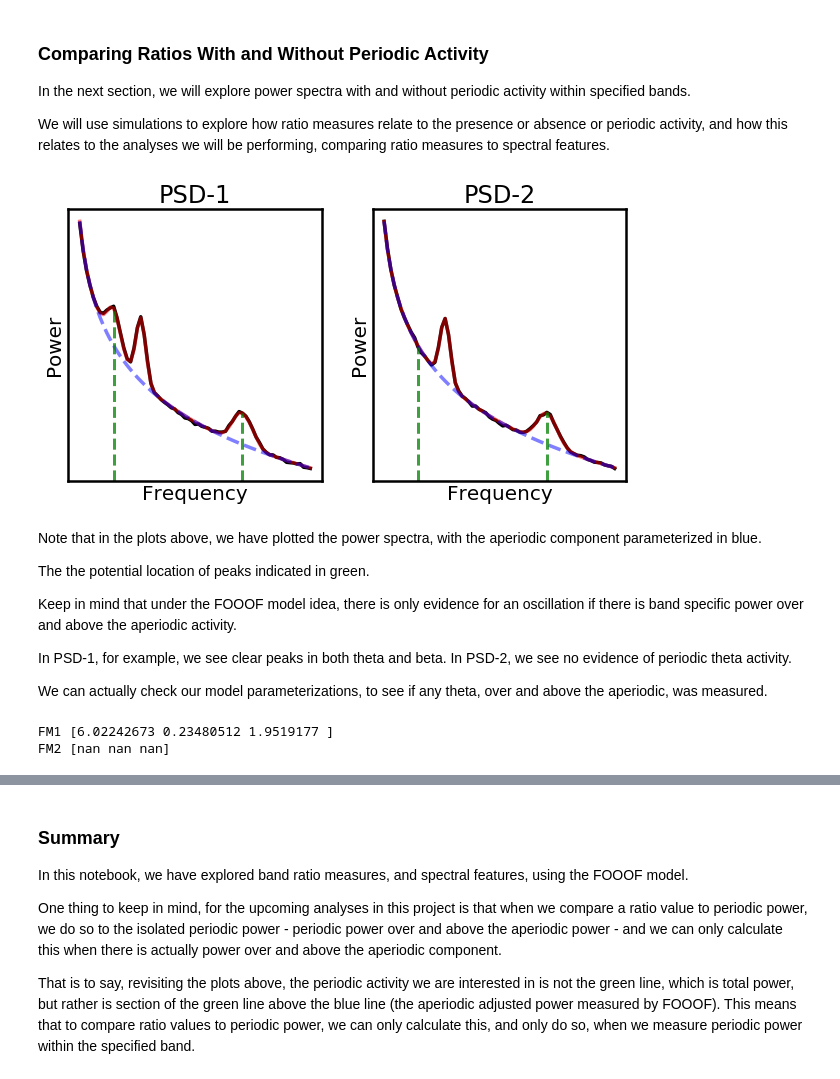
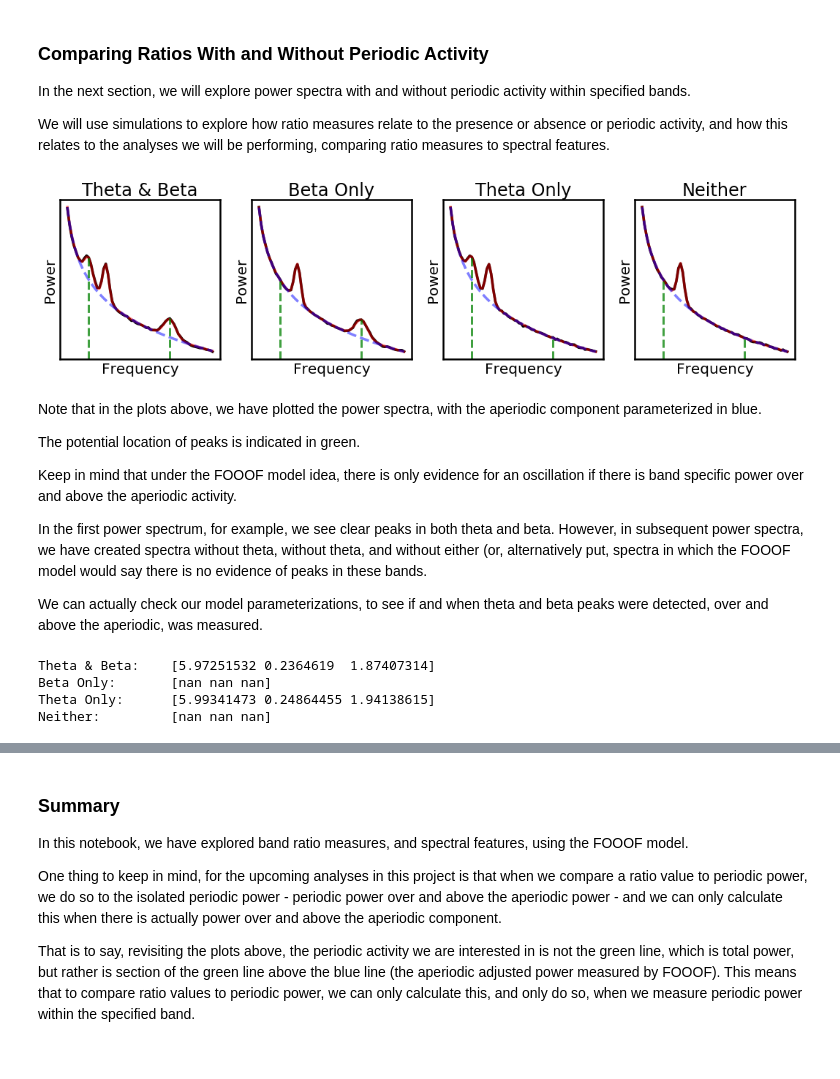
Before and after one commit to voytekresearch/BandRatios, a Jupyter notebook: notebooks/0-Introduction.ipynb, the cells around one changed output, grey strips where cells are left out. Drawn from its saved outputs; the diff is of its cells as text; code cells hidden in the pictures.

Commit message:
Update peak comparison code & figure

```diff
--- a/notebooks/0-Introduction.ipynb
+++ b/notebooks/0-Introduction.ipynb
@@ -29,7 +29,7 @@ from paths import FIGS_PATHS as fp
 from paths import DATA_PATHS as dp
 # %%
 # Settings
-SAVE_FIG = False
+SAVE_FIG = True
 # %% [markdown]
 ## What is a Band Ratio
 
@@ -175,56 +176,65 @@ In the next section, we will explore power spectra with and without periodic act
 
 We will use simulations to explore how ratio measures relate to the presence or absence or periodic activity, and how this relates to the analyses we will be performing, comparing ratio measures to spectral features.
 # %%
-# Generate simulated power spectrum, with and without a theta oscillation
+# Generate simulated power spectrum, with and without a theta & beta oscillations
+fs, ps0 = gen_power_spectrum(freq_range, ap_def,
+                             [theta_def, alpha_def, beta_def])
 fs, ps1 = gen_power_spectrum(freq_range, ap_def,
-                             [theta_def, alpha_def, beta_def])
+                             [alpha_def, beta_def])
 fs, ps2 = gen_power_spectrum(freq_range, ap_def,
-                             [alpha_def, beta_def])
+                             [theta_def, alpha_def])
+fs, ps3 = gen_power_spectrum(freq_range, ap_def,
+                             [alpha_def])
 # %%
 # Initialize some FOOOF models
+fm0 = FOOOF(verbose=False)
 fm1 = FOOOF(verbose=False)
 fm2 = FOOOF(verbose=False)
+fm3 = FOOOF(verbose=False)
 # %%
 # Fit FOOOF models
+fm0.fit(fs, ps0)
 fm1.fit(fs, ps1)
 fm2.fit(fs, ps2)
+fm3.fit(fs, ps3)
-# %%
-# Create a plot with our spectra.
-fig, axes = plt.subplots(1, 2, figsize=(10, 5))
-
-# Create the plot, with the theta oscillation
-fm1.plot(ax=axes[0])
-axes[0].set_title('PSD-1')
-style_plot(axes[0])
-add_lines(axes[0], fs, ps1, f_theta)
-add_lines(axes[0], fs, ps1, f_beta)
-
-# Create the plot, without theta oscillation
-fm2.plot(ax=axes[1])
-axes[1].set_title('PSD-2')
-style_plot(axes[1])
-add_lines(axes[1], fs, ps2, f_theta)
-add_lines(axes[1], fs, ps2, f_beta)
-
-# Save out the FOOOF figure
-if SAVE_FIG: plt.savefig(fp.make_file_path(fp.demo, 'ThetaComparisons', 'pdf'))
-# %% [output]
-[figure, removed]
+# %%
+# Create a plot with the spectra
+fig, axes = plt.subplots(1, 4, figsize=(18, 4))
+titles = ['Theta & Beta', 'Beta Only', 'Theta Only', 'Neither']
+
+for cur_fm, cur_ps, cur_title, cur_ax in zip(
+    [fm0, fm1, fm2, fm3], [ps0, ps1, ps2, ps3], titles, axes):
+
+    # Create the
+    cur_fm.plot(ax=cur_ax)
+    cur_ax.set_title(cur_title)
+    style_plot(cur_ax)
+    add_lines(cur_ax, fs, cur_ps, f_theta)
+    add_lines(cur_ax, fs, cur_ps, f_beta)
+
+# Save out the FOOOF figure
+if SAVE_FIG: plt.savefig(fp.make_file_path(fp.demo, 'PeakComparisons', 'pdf'))
+# %% [output]
+[figure, added]
 # %% [markdown]
 Note that in the plots above, we have plotted the power spectra, with the aperiodic component parameterized in blue.
 
-The the potential location of peaks indicated in green.
+The potential location of peaks is indicated in green.
 
 Keep in mind that under the FOOOF model idea, there is only evidence for an oscillation if there is band specific power over and above the aperiodic activity.
 
-In PSD-1, for example, we see clear peaks in both theta and beta. In PSD-2, we see no evidence of periodic theta activity.
+In the first power spectrum, for example, we see clear peaks in both theta and beta. However, in subsequent power spectra, we have created spectra without theta, without theta, and without either (or, alternatively put, spectra in which the FOOOF model would say there is no evidence of peaks in these bands.
 
-We can actually check our model parameterizations, to see if any theta, over and above the aperiodic, was measured.
+We can actually check our model parameterizations, to see if and when theta and beta peaks were detected, over and above the aperiodic, was measured.
 # %%
 # Check if there are extracted thetas in the model parameterizations
-print('FM1', get_band_peak_fm(fm1, theta_band))
-print('FM2', get_band_peak_fm(fm2, theta_band))
+print('Theta & Beta: \t', get_band_peak_fm(fm0, theta_band))
+print('Beta Only: \t', get_band_peak_fm(fm1, theta_band))
+print('Theta Only: \t', get_band_peak_fm(fm2, theta_band))
+print('Neither: \t', get_band_peak_fm(fm3, theta_band))
 # %% [output]
-FM1 [6.02242673 0.23480512 1.9519177 ]
-FM2 [nan nan nan]
+Theta & Beta:    [5.97251532 0.2364619  1.87407314]
+Beta Only:       [nan nan nan]
+Theta Only:      [5.99341473 0.24864455 1.94138615]
+Neither:         [nan nan nan]
 # %% [markdown]
```
Also changed, not shown: parts of 9 cells of this notebook, 2 other files.
